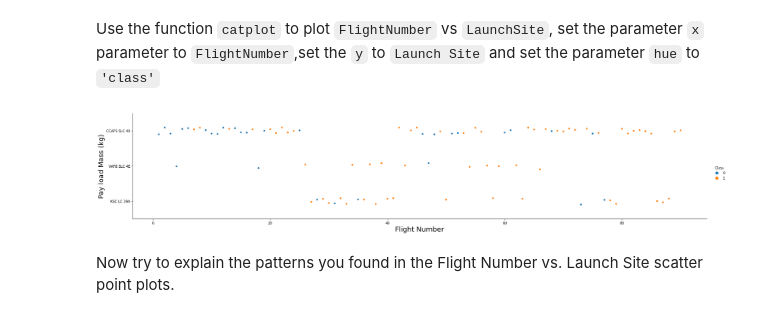
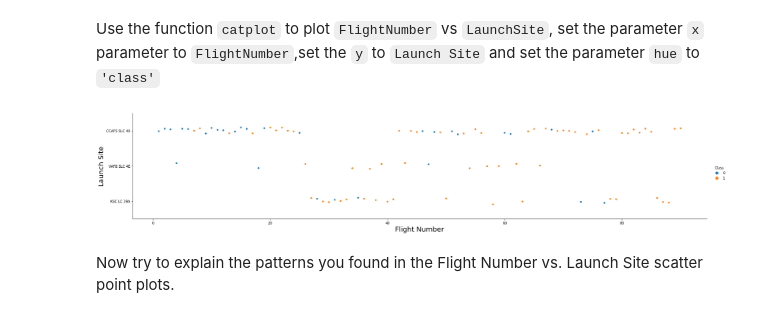
Before and after one commit to Blueshift42/Capstone-Project, a Jupyter notebook: EDA visualization lab.ipynb, the cells around one changed output. Drawn from its saved outputs; the diff is of its cells as text; code cells hidden in the pictures.

```diff
--- a/EDA visualization lab.ipynb
+++ b/EDA visualization lab.ipynb
@@ -85,11 +85,11 @@ Use the function <code>catplot</code> to plot <code>FlightNumber</code> vs <code
 # %%
 # Plot a scatter point chart with x axis to be Flight Number and y axis to be the launch site, and hue to be the class value
 sns.catplot(y="LaunchSite", x="FlightNumber", hue="Class", data=df, aspect = 5)
 plt.xlabel("Flight Number",fontsize=20)
-plt.ylabel("Pay load Mass (kg)",fontsize=20)
+plt.ylabel("Launch Site",fontsize=20)
 plt.show()
 # %% [output]
-[figure, old version]
+[figure, new version]
 # %% [markdown]
 Now try to explain the patterns you found in the Flight Number vs. Launch Site scatter point plots.
 # %% [markdown]
```
Also changed, not shown: parts of 2 cells of this notebook.
